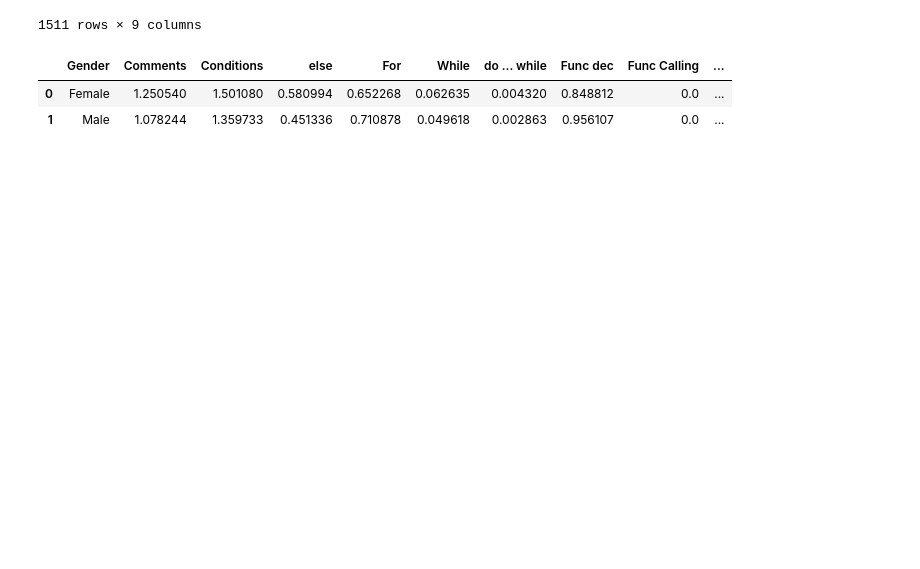
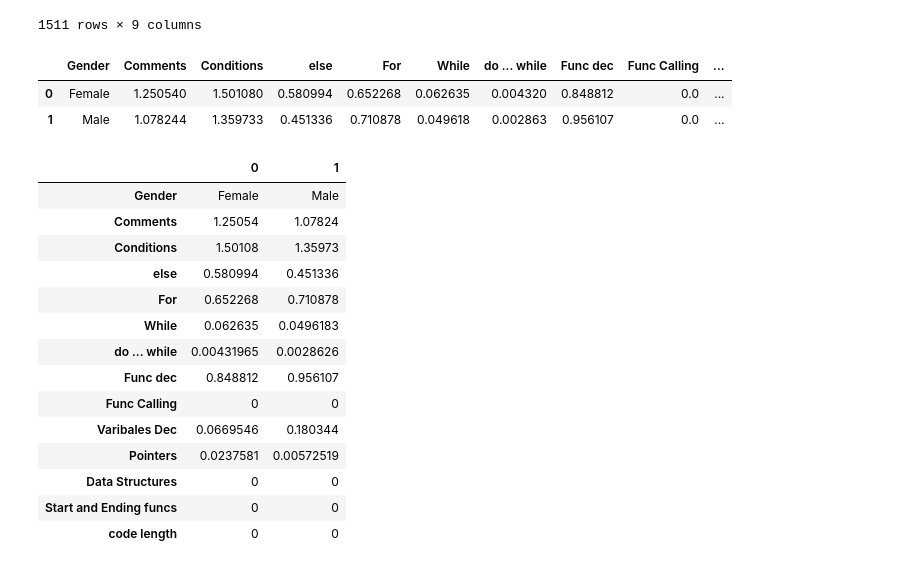
Before and after one commit to noambassat/Male-programmers-from-Mars-and-female-engineers-from-Venus, a Jupyter notebook: Syntaxes.ipynb, the cells around one changed output. Drawn from its saved outputs; the diff is of its cells as text; code cells hidden in the pictures; blank space fills up the shorter version.

```diff
--- a/Syntaxes.ipynb
+++ b/Syntaxes.ipynb
@@ -100,3 +115,24 @@ syntax_df
 |  | Gender | Comments | Conditions | else | For | While | do ... while | Func dec | Func Calling | ... |
 | 0 | Female | 1.250540 | 1.501080 | 0.580994 | 0.652268 | 0.062635 | 0.004320 | 0.848812 | 0.0 | ... |
 | 1 | Male | 1.078244 | 1.359733 | 0.451336 | 0.710878 | 0.049618 | 0.002863 | 0.956107 | 0.0 | ... |
+# %%
+syntax_df_to_Graph = syntax_df.T
+# %%
+
+syntax_df_to_Graph
+# %% [output]
+|  | 0 | 1 |
+| Gender | Female | Male |
+| Comments | 1.25054 | 1.07824 |
+| Conditions | 1.50108 | 1.35973 |
+| else | 0.580994 | 0.451336 |
+| For | 0.652268 | 0.710878 |
+| While | 0.062635 | 0.0496183 |
+| do ... while | 0.00431965 | 0.0028626 |
+| Func dec | 0.848812 | 0.956107 |
+| Func Calling | 0 | 0 |
+| Varibales Dec | 0.0669546 | 0.180344 |
+| Pointers | 0.0237581 | 0.00572519 |
+| Data Structures | 0 | 0 |
+| Start and Ending funcs | 0 | 0 |
+| code length | 0 | 0 |
```
Also changed, not shown: parts of 9 cells of this notebook.
